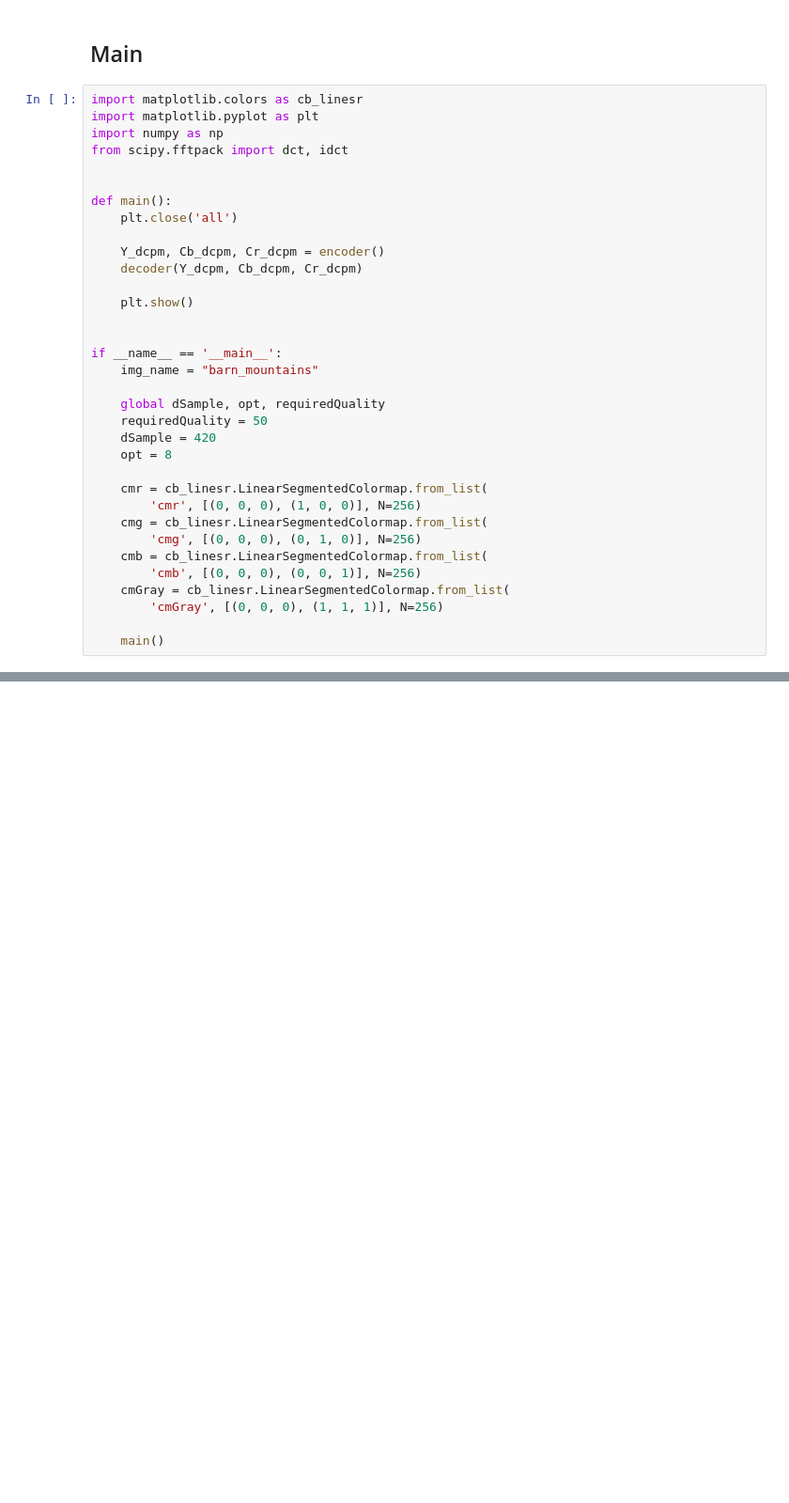
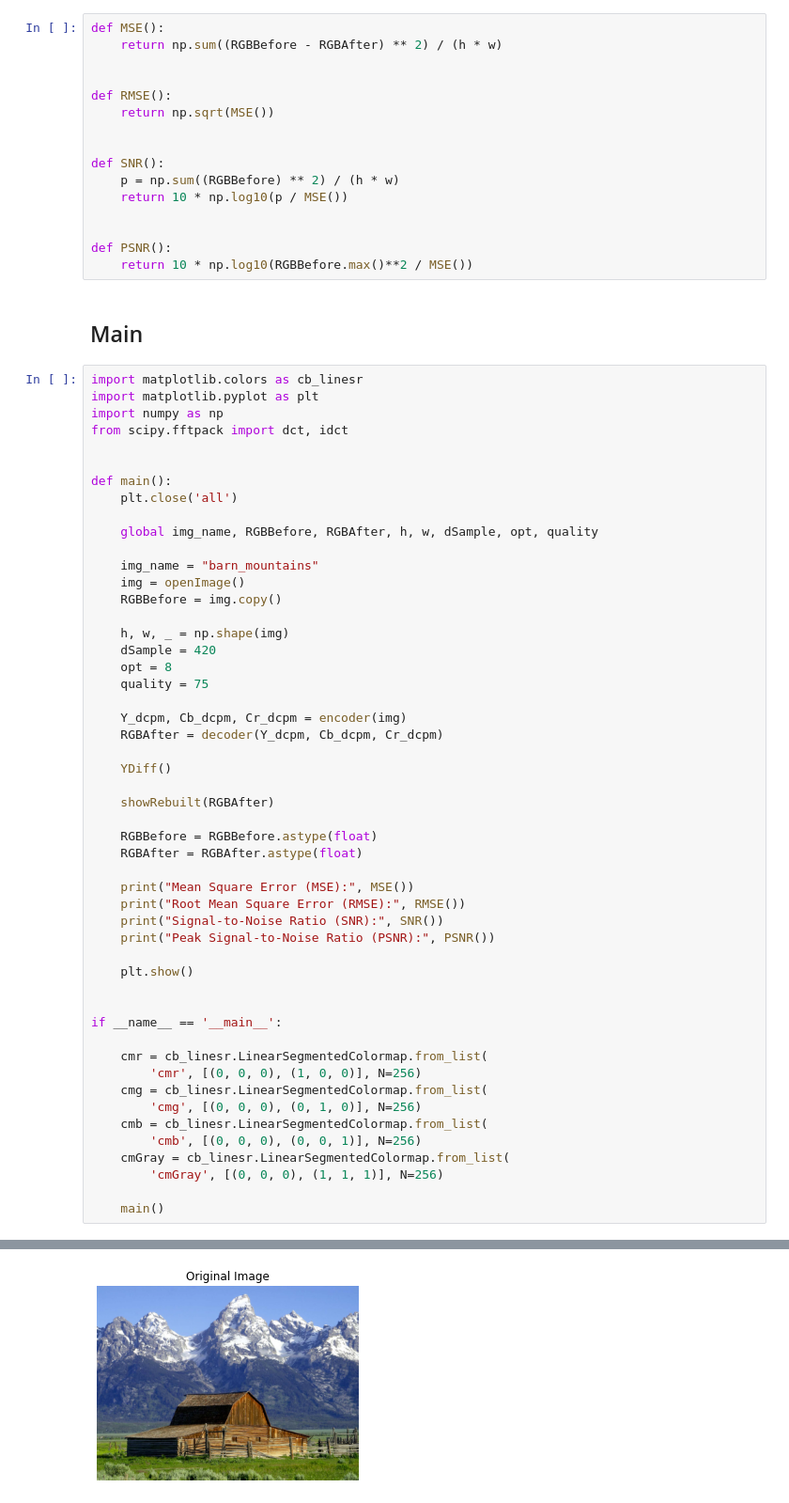
Before and after one commit to toliveir4/JPEG-Compressor-Decompressor, a Jupyter notebook: Report.ipynb, the cells around one changed output, grey strips where cells are left out. Shown at 94% size. Saved outputs shown, nothing was run; the diff lists cells and outputs as text; blank space fills up the shorter version.

```diff
--- a/Report.ipynb
+++ b/Report.ipynb
@@ -556,3 +572,19 @@ def showDCPM(Y_dcpm, Cb_dcpm, Cr_dcpm):
+# %%
+def MSE():
+    return np.sum((RGBBefore - RGBAfter) ** 2) / (h * w)
+
+
+def RMSE():
+    return np.sqrt(MSE())
+
+
+def SNR():
+    p = np.sum((RGBBefore) ** 2) / (h * w)
+    return 10 * np.log10(p / MSE())
+
+
+def PSNR():
+    return 10 * np.log10(RGBBefore.max()**2 / MSE())
 # %% [markdown]
 ## Main
 # %%
@@ -565,19 +597,36 @@ from scipy.fftpack import dct, idct
 def main():
     plt.close('all')
 
-    Y_dcpm, Cb_dcpm, Cr_dcpm = encoder()
-    decoder(Y_dcpm, Cb_dcpm, Cr_dcpm)
+    global img_name, RGBBefore, RGBAfter, h, w, dSample, opt, quality
+
+    img_name = "barn_mountains"
+    img = openImage()
+    RGBBefore = img.copy()
+
+    h, w, _ = np.shape(img)
+    dSample = 420
+    opt = 8
+    quality = 75
+
+    Y_dcpm, Cb_dcpm, Cr_dcpm = encoder(img)
+    RGBAfter = decoder(Y_dcpm, Cb_dcpm, Cr_dcpm)
+
+    YDiff()
+
+    showRebuilt(RGBAfter)
+
+    RGBBefore = RGBBefore.astype(float)
+    RGBAfter = RGBAfter.astype(float)
+
+    print("Mean Square Error (MSE):", MSE())
+    print("Root Mean Square Error (RMSE):", RMSE())
+    print("Signal-to-Noise Ratio (SNR):", SNR())
+    print("Peak Signal-to-Noise Ratio (PSNR):", PSNR())
 
     plt.show()
 
 
 if __name__ == '__main__':
-    img_name = "barn_mountains"
-
-    global dSample, opt, requiredQuality
-    requiredQuality = 50
-    dSample = 420
-    opt = 8
 
     cmr = cb_linesr.LinearSegmentedColormap.from_list(
         'cmr', [(0, 0, 0), (1, 0, 0)], N=256)
@@ -589,3 +638,4 @@ if __name__ == '__main__':
         'cmGray', [(0, 0, 0), (1, 1, 1)], N=256)
 
     main()
+# %% [output]
@@ -591,0 +654 @@ if __name__ == '__main__':
+[figure, added]
```
Also changed, not shown: parts of 13 cells of this notebook, 11 other files.
